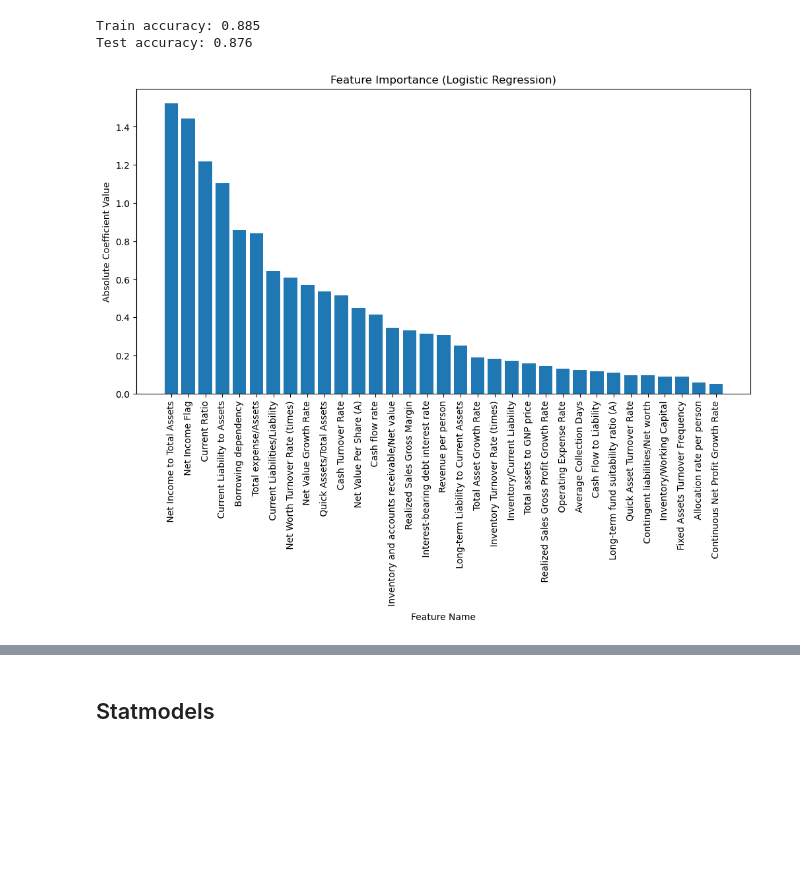
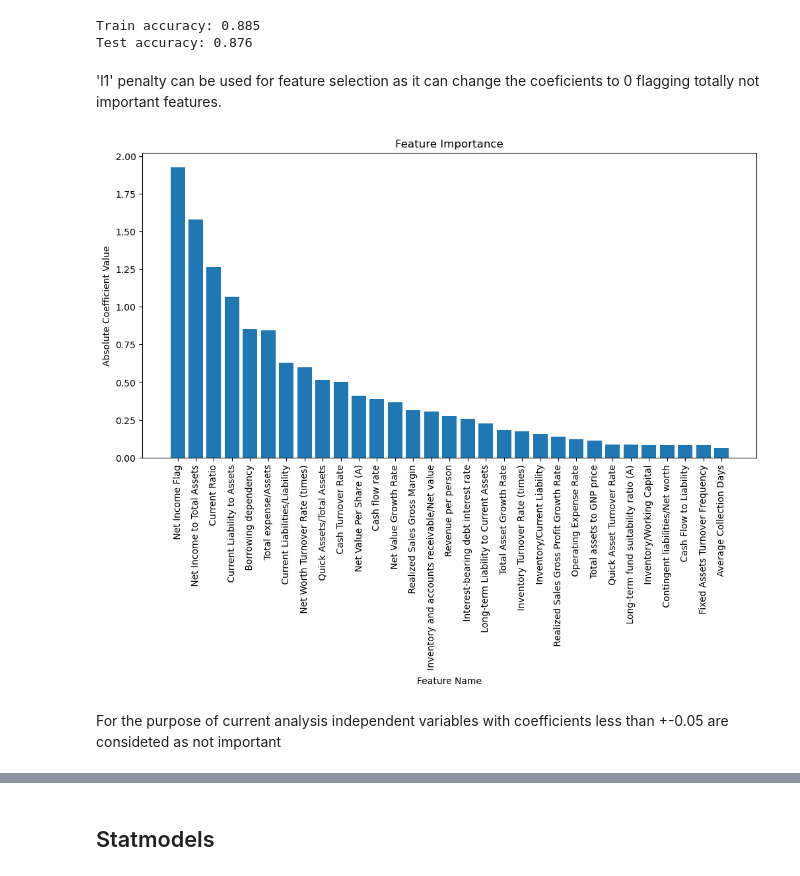
Before and after one commit to SerjWeesp/ml-python, a Jupyter notebook: bankrupt_with_logreg.ipynb, the cells around one changed output, grey strips where cells are left out. Saved outputs shown, nothing was run; the diff lists cells and outputs as text; code cells hidden in the pictures; blank space fills up the shorter version.

Commit message:
Finished bankruptcy analysis with logreg

```diff
--- a/bankrupt_with_logreg.ipynb
+++ b/bankrupt_with_logreg.ipynb
@@ -323,15 +348,19 @@ def plot_grid_search(cv_results, grid_params):
     else:
         print("The function is designed to plot up to two hyperparameters.")
 # %%
-def feature_importance_logreg(logistic_model, cut_off=None):
+def feature_importance_logreg(classifier, X_train, y_train, cut_off=0.05):
+
     """
     Plots feature importances for a logistic regression model using L1 regularisation.
 
     Parameters:
     ----------
-    logistic_model : sklearn.linear_model object
+    classifier : sklearn.linear_model object
         The logistic regression model.
-
+    X_train : array-like or DataFrame
+        The features for the training set.
+    y_train : array-like or DataFrame
+        The target variable for the training set.
     cut_off : float, optional
         The cut-off value to consider for feature importance.
 
@@ -343,8 +372,11 @@ def feature_importance_logreg(logistic_model, cut_off=None):
     omitted_df : pandas DataFrame
         A DataFrame containing the features that were omitted based on the cut-off value.
     """
+    # Create the model
+    classifier.fit(X_train, y_train)
+
     # Get feature importances
-    feature_importance_values = np.abs(logistic_model.coef_)
+    feature_importance_values = np.abs(classifier.coef_)
 
     # Sort feature importances
     indices = np.argsort(feature_importance_values[0])[::-1]
@@ -362,7 +394,7 @@ def feature_importance_logreg(logistic_model, cut_off=None):
 
     # Plot feature importances
     plt.figure(figsize=(12, 6))
-    plt.title("Feature Importance (Logistic Regression)")
+    plt.title("Feature Importance")
     plt.bar(range(len(sorted_importance_values)), sorted_importance_values, align="center")
     plt.xticks(range(len(sorted_importance_values)), sorted_feature_names, rotation=90)  # Add rotation for better visibility
     plt.xlabel("Feature Name")
@@ -525,0 +558,2 @@ df.head()
+# %%
+df = download_df('https://archive.ics.uci.edu/static/public/572/taiwanese+bankruptcy+prediction.zip')
@@ -789,21 +848,25 @@ grid_search.best_params_
 ## Lasso
 # %%
 # Create a logistic regression object with an L1 penalty
-logistic_l2 = LogisticRegression(penalty='l2', solver='liblinear', C=0.1)
+logistic_l1 = LogisticRegression(penalty='l1', solver='liblinear', C=0.1)
 
 # Fit the model
-logistic_l2.fit(X_train_smote, y_train_smote)
+logistic_l1.fit(X_train_smote, y_train_smote)
 
 # Get the model's performance
-print(f"Train accuracy: {logistic_l2.score(X_train_smote, y_train_smote):.3f}")
-print(f"Test accuracy: {logistic_l2.score(X_test_final, y_test):.3f}")
+print(f"Train accuracy: {logistic_l1.score(X_train_smote, y_train_smote):.3f}")
+print(f"Test accuracy: {logistic_l1.score(X_test_final, y_test):.3f}")
 # %% [output]
 Train accuracy: 0.885
 Test accuracy: 0.876
+# %% [markdown]
+'l1' penalty can be used for feature selection as it can change the coeficients to 0 flagging totally not important features.
 # %%
-feature_df, low_imp_df = feature_importance_logreg(logistic_l2, cut_off = 0.05)
+feature_df, low_imp_df = feature_importance_logreg(logistic_l1, X_train_smote, y_train_smote, cut_off = 0.05)
 # %% [output]
-[figure, old version]
+[figure, new version]
+# %% [markdown]
+For the purpose of current analysis independent variables with coefficients less than +-0.05 are consideted as not important
 # %%
 low_imp_df
 # %% [output]
```
Also changed, not shown: parts of 67 cells of this notebook, 1 other file.
